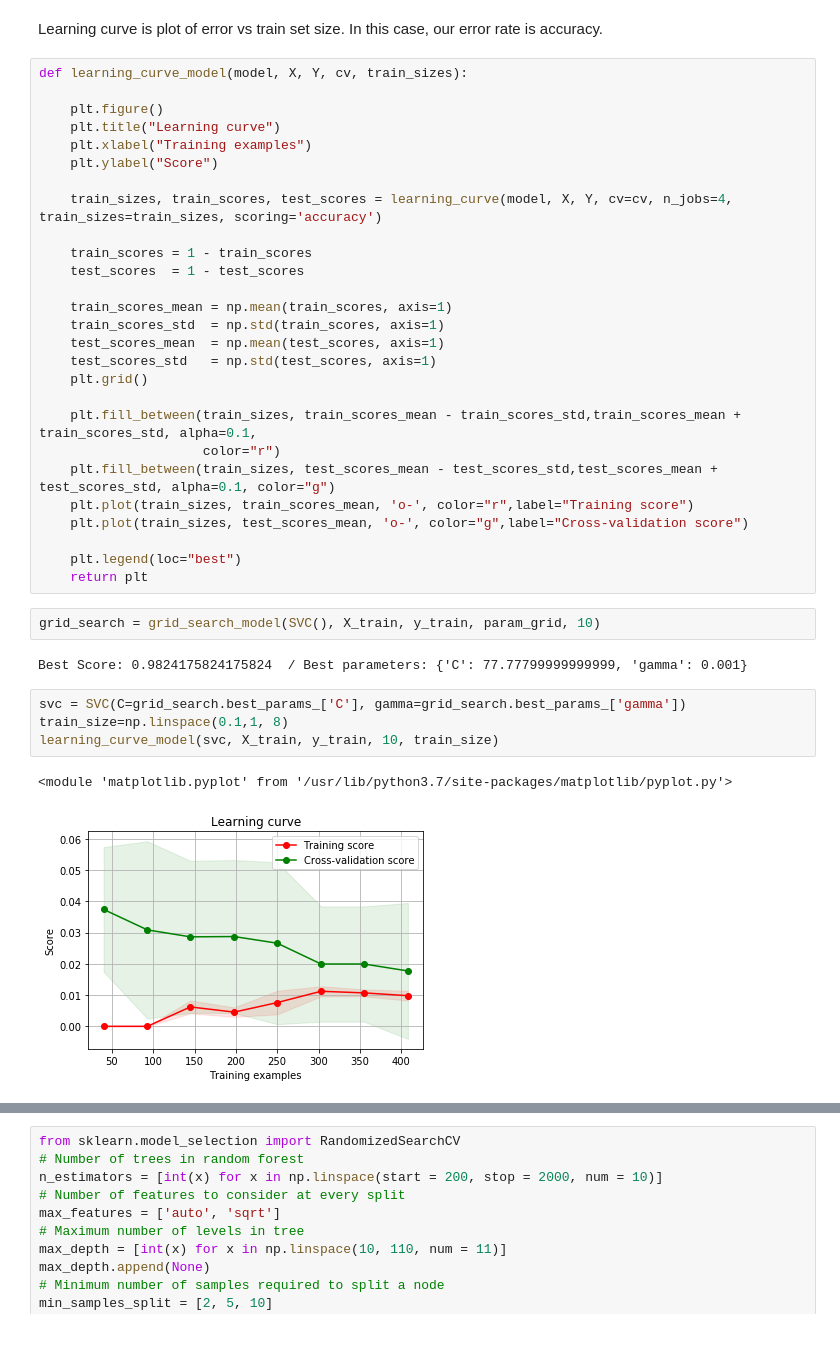
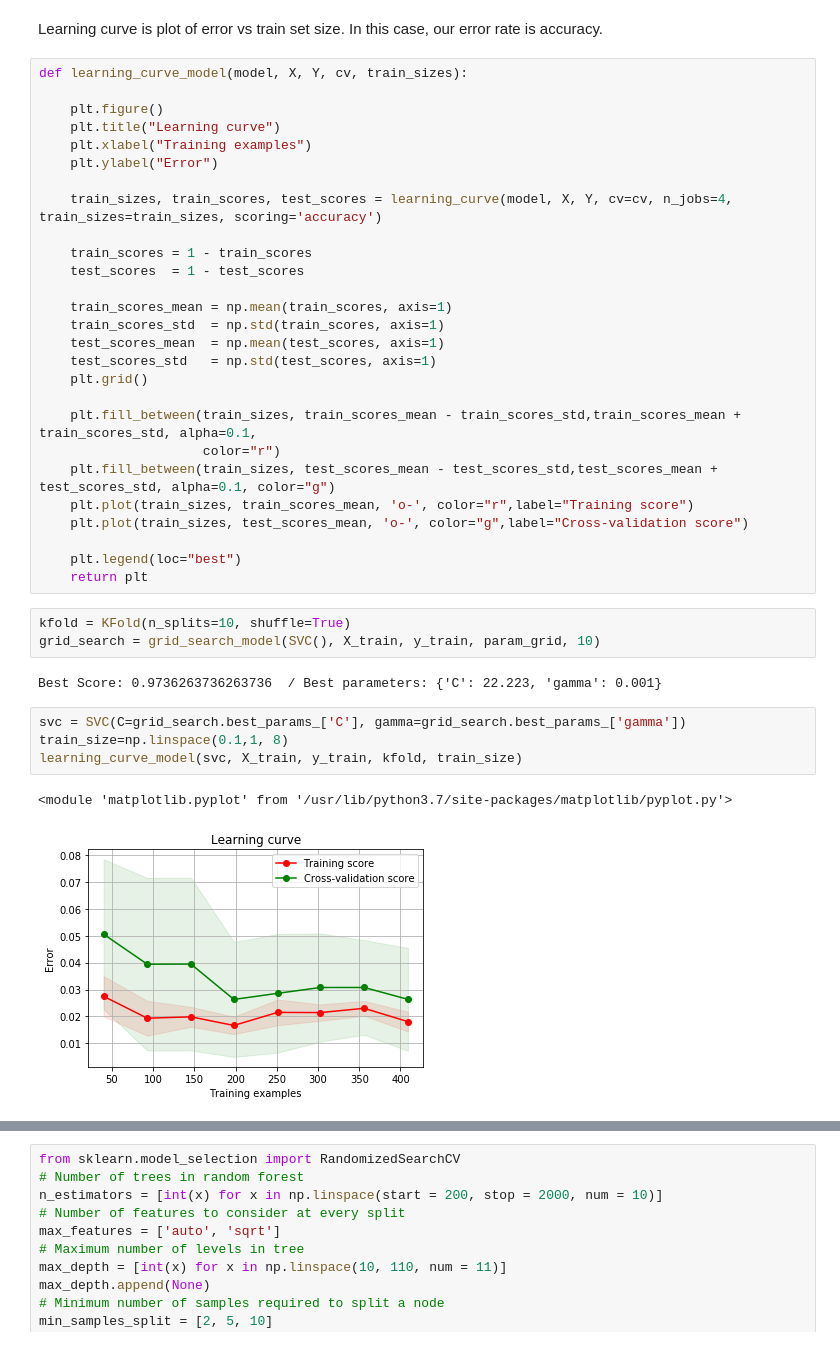
Before and after one commit to ffurkanhas/MachineLearning-Hw2, a Jupyter notebook: Fatih_Furkan_Has_141101024.ipynb, the cells around one changed output, grey strips where cells are left out. Saved outputs shown, nothing was run; the diff lists cells and outputs as text.

Commit message:
kfold is added and plot label is changed to \'error\'

```diff
--- a/Fatih_Furkan_Has_141101024.ipynb
+++ b/Fatih_Furkan_Has_141101024.ipynb
@@ -101,7 +101,7 @@ def learning_curve_model(model, X, Y, cv, train_sizes):
     plt.figure()
     plt.title("Learning curve")
     plt.xlabel("Training examples")
-    plt.ylabel("Score")
+    plt.ylabel("Error")
 
     train_sizes, train_scores, test_scores = learning_curve(model, X, Y, cv=cv, n_jobs=4, train_sizes=train_sizes, scoring='accuracy')
 
@@ -123,16 +123,17 @@ def learning_curve_model(model, X, Y, cv, train_sizes):
     plt.legend(loc="best")
     return plt
 # %%
+kfold = KFold(n_splits=10, shuffle=True)
 grid_search = grid_search_model(SVC(), X_train, y_train, param_grid, 10)
 # %% [output]
-Best Score: 0.9824175824175824  / Best parameters: {'C': 77.77799999999999, 'gamma': 0.001}
+Best Score: 0.9736263736263736  / Best parameters: {'C': 22.223, 'gamma': 0.001}
 # %%
 svc = SVC(C=grid_search.best_params_['C'], gamma=grid_search.best_params_['gamma'])
 train_size=np.linspace(0.1,1, 8)
-learning_curve_model(svc, X_train, y_train, 10, train_size)
+learning_curve_model(svc, X_train, y_train, kfold, train_size)
 # %% [output]
 <module 'matplotlib.pyplot' from '/usr/lib/python3.7/site-packages/matplotlib/pyplot.py'>
-[figure, old version]
+[figure, new version]
 # %%
 svc.fit(X_train, y_train)
 y_pred = svc.predict(X_test)
```
Also changed, not shown: parts of 4 cells of this notebook, 1 other file.
